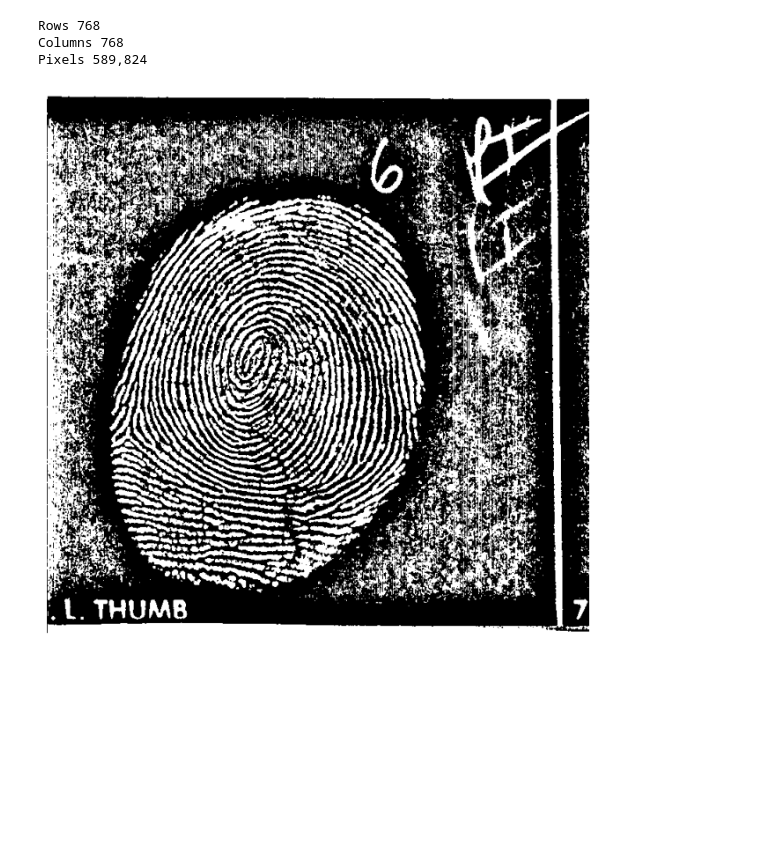
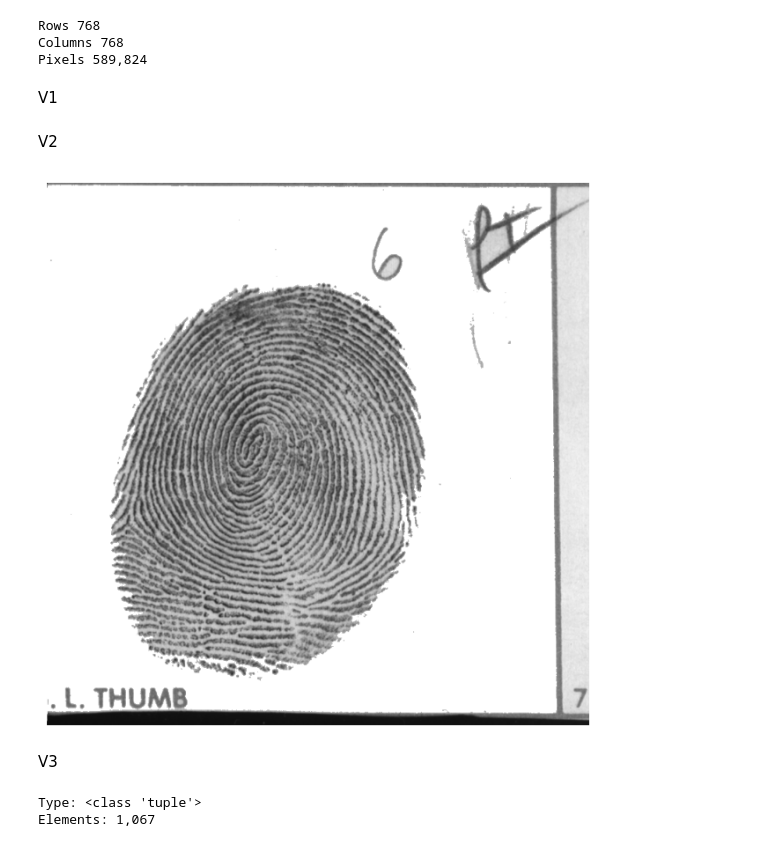
Before and after one commit to CarlosAlvarado-git/ComputerVision, a Jupyter notebook: lab1/laboratorio1.ipynb, the cells around one changed output. Drawn from its saved outputs; the diff is of its cells as text; code cells hidden in the pictures; blank space fills up the shorter version.

```diff
--- a/lab1/laboratorio1.ipynb
+++ b/lab1/laboratorio1.ipynb
@@ -60,0 +59,2 @@ def imgeq(img):
+# %% [markdown]
+V1
@@ -61,6 +66,14 @@ def imgeq(img):
+# %% [markdown]
+V2
+# %%
+im_floodfill = img.copy()
+D = 30
+cv.floodFill(im_floodfill, None, (10 ,10), 255,  loDiff=D, upDiff=D, flags=cv.FLOODFILL_FIXED_RANGE)
+cvlib.imgview(im_floodfill)
+# %% [output]
+[figure, added]
 # %%
-#eq = imgeq(img)
-adaptive_g = cv.adaptiveThreshold(img, 255, cv.ADAPTIVE_THRESH_GAUSSIAN_C, cv.THRESH_BINARY_INV,133,0)
-cvlib.imgview(adaptive_g)
+# adaptive_g = cv.adaptiveThreshold(im_floodfill, 255, cv.ADAPTIVE_THRESH_GAUSSIAN_C, cv.THRESH_BINARY,11,0)
+# cvlib.imgview(adaptive_g)
-# %% [output]
-[figure, removed]
+# %% [markdown]
+V3
@@ -66,0 +85,6 @@ cvlib.imgview(adaptive_g)
+# %%
+print(f'Type: {type(contours)}')
+print(f'Elements: {len(contours):,}')
+# %% [output]
+Type: <class 'tuple'>
+Elements: 1,067
```
Also changed, not shown: parts of 12 cells of this notebook, 5 other files.
